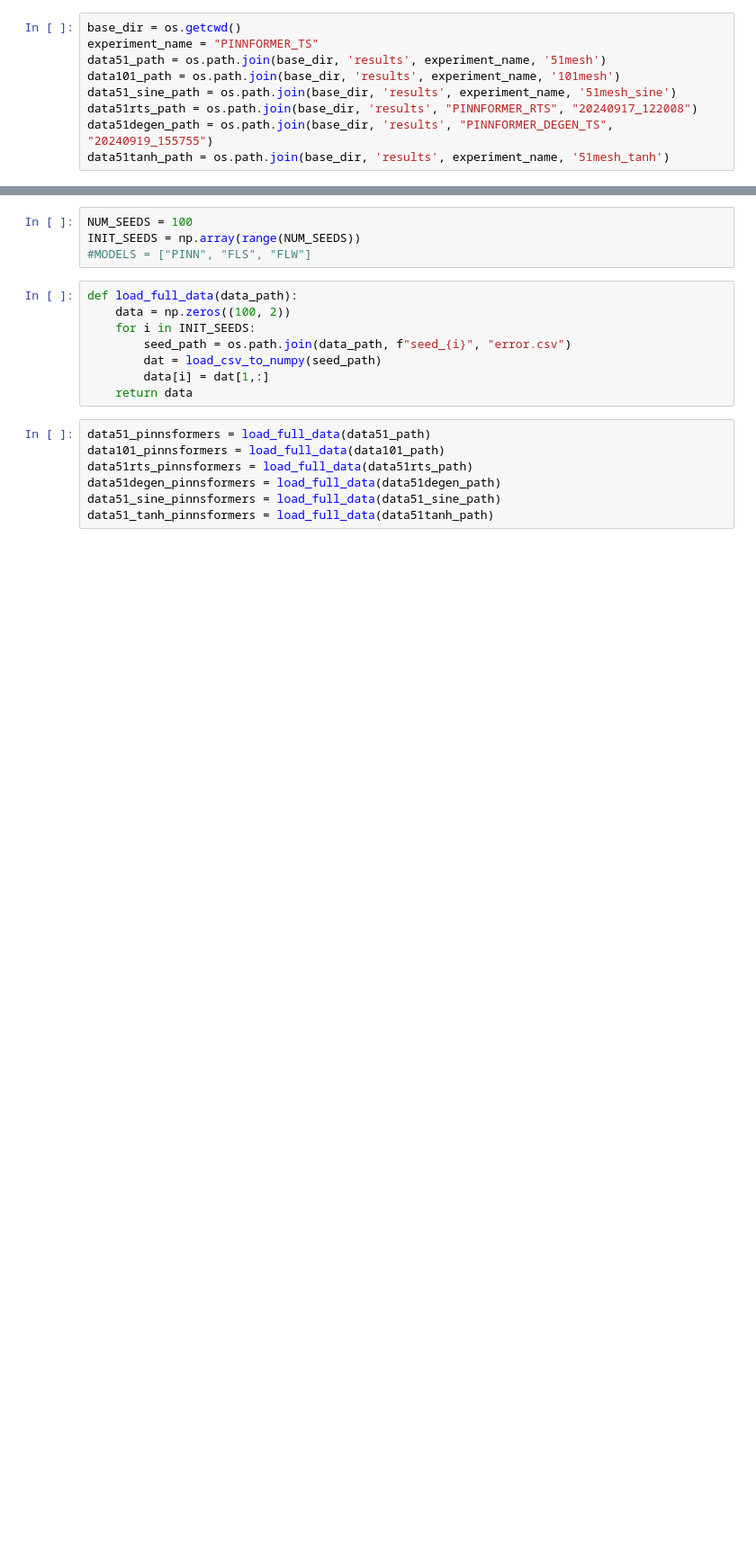
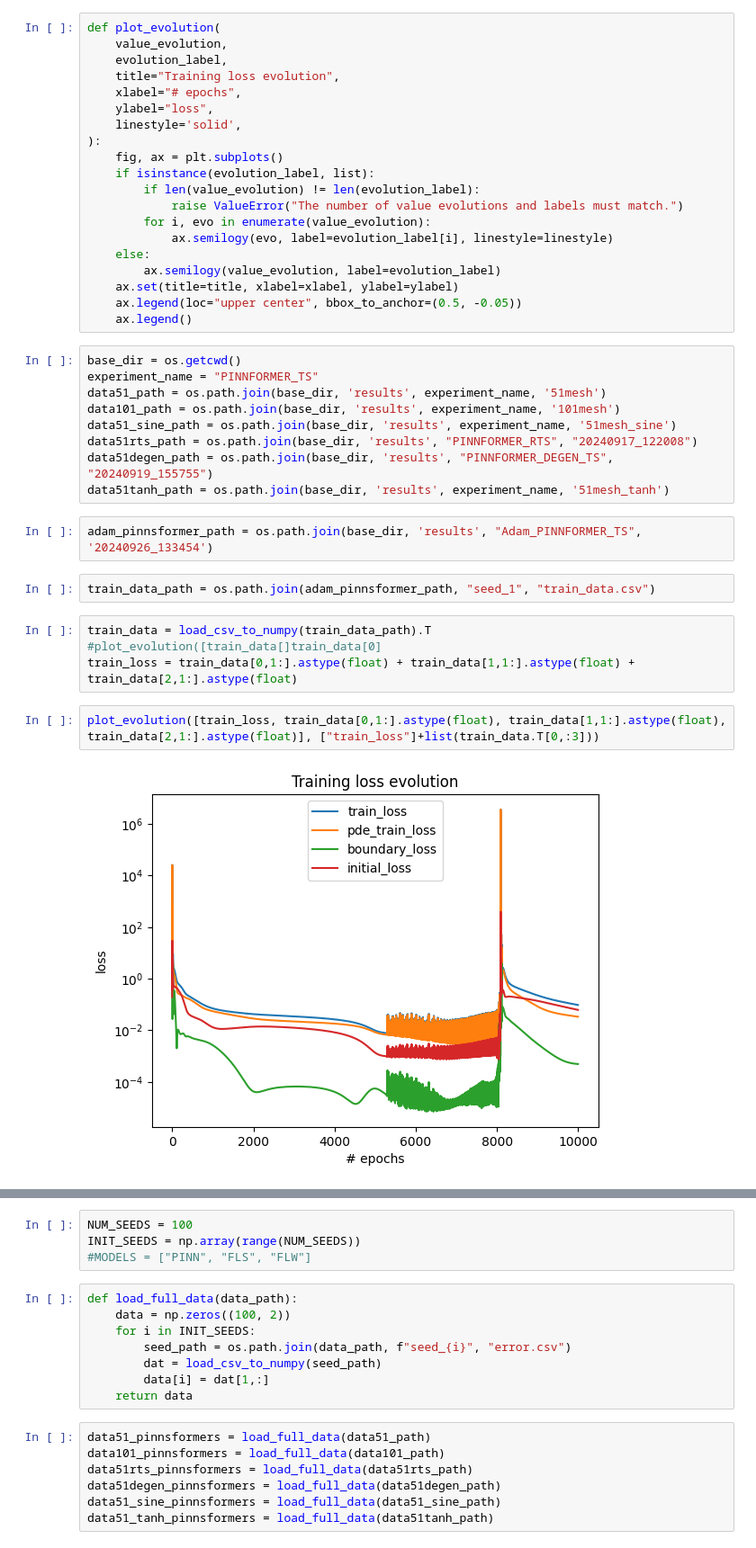
Before and after one commit to Jarato/pinnsformer, a Jupyter notebook: experiments/1d_reaction/pinnformer_ts/analysis.ipynb, the cells around one changed output, grey strips where cells are left out. Shown at 90% size. Saved outputs shown, nothing was run; the diff lists cells and outputs as text; blank space fills up the shorter version.

Commit message:
added pinnsformer with Adam training

```diff
--- a/experiments/1d_reaction/pinnformer_ts/analysis.ipynb
+++ b/experiments/1d_reaction/pinnformer_ts/analysis.ipynb
@@ -9,3 +13,23 @@ import matplotlib.pyplot as plt
+# %%
+def plot_evolution(
+    value_evolution,
+    evolution_label,
+    title="Training loss evolution",
+    xlabel="# epochs",
+    ylabel="loss",
+    linestyle='solid',
+):
+    fig, ax = plt.subplots()
+    if isinstance(evolution_label, list):
+        if len(value_evolution) != len(evolution_label):
+            raise ValueError("The number of value evolutions and labels must match.")
+        for i, evo in enumerate(value_evolution):
+            ax.semilogy(evo, label=evolution_label[i], linestyle=linestyle)
+    else:
+        ax.semilogy(value_evolution, label=evolution_label)
+    ax.set(title=title, xlabel=xlabel, ylabel=ylabel)
+    ax.legend(loc="upper center", bbox_to_anchor=(0.5, -0.05))
+    ax.legend()
 # %%
 base_dir = os.getcwd()
 experiment_name = "PINNFORMER_TS"
@@ -15,3 +39,15 @@ data51_sine_path = os.path.join(base_dir, 'results', experiment_name, '51mesh_si
 data51rts_path = os.path.join(base_dir, 'results', "PINNFORMER_RTS", "20240917_122008")
 data51degen_path = os.path.join(base_dir, 'results', "PINNFORMER_DEGEN_TS", "20240919_155755")
 data51tanh_path = os.path.join(base_dir, 'results', experiment_name, '51mesh_tanh')
+# %%
+adam_pinnsformer_path = os.path.join(base_dir, 'results', "Adam_PINNFORMER_TS", '20240926_133454')
+# %%
+train_data_path = os.path.join(adam_pinnsformer_path, "seed_1", "train_data.csv")
+# %%
+train_data = load_csv_to_numpy(train_data_path).T
+#plot_evolution([train_data[]train_data[0]
+train_loss = train_data[0,1:].astype(float) + train_data[1,1:].astype(float) + train_data[2,1:].astype(float)
+# %%
+plot_evolution([train_loss, train_data[0,1:].astype(float), train_data[1,1:].astype(float), train_data[2,1:].astype(float)], ["train_loss"]+list(train_data.T[0,:3]))
+# %% [output]
+[figure, added]
```
Also changed, not shown: parts of 8 cells of this notebook, 5 other files.
